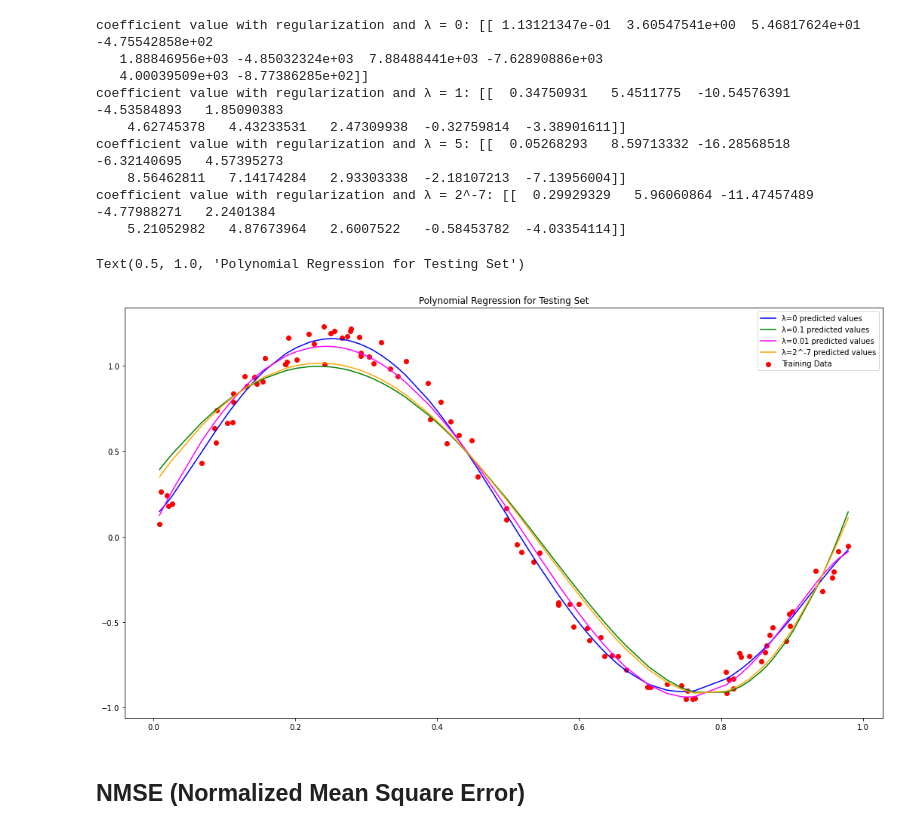
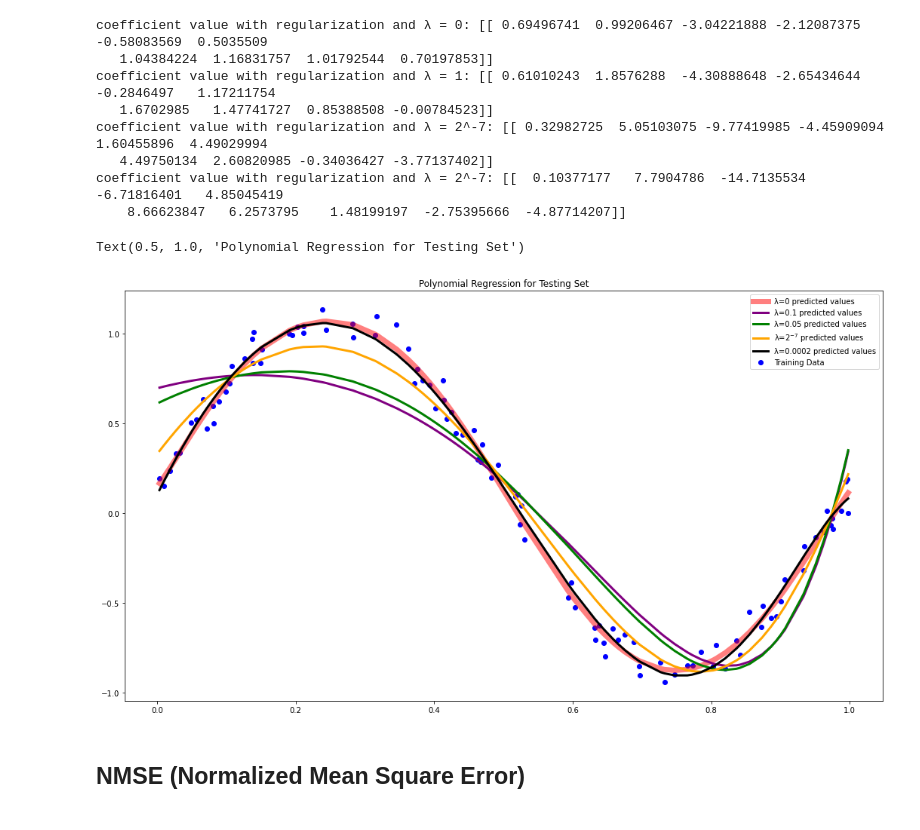
Before and after one commit to Rohanjos97/machine-learning-assignments, a Jupyter notebook: Assignment 3/ Assignment3.ipynb, the cells around one changed output. Cells and saved outputs as stored; diff of their text form; code cells hidden in the pictures.

```diff
--- a/Assignment 3/ Assignment3.ipynb
+++ b/Assignment 3/ Assignment3.ipynb
@@ -71,65 +73,68 @@ def regularized_LSPR(x_dataset, y_dataset, degree, Lambda):
   temp = np.matrix(np.dot(X_Trans_X_Inv, X.T))
   return np.dot(temp, y_dataset)
 
-reg_LSP_ord_9_0 = np.array(regularized_LSPR(X_train, Y_train, 9, 0))
-reg_LSP_ord_9_01 = np.array(regularized_LSPR(X_train, Y_train, 9, 0.01))
-reg_LSP_ord_9_001 = np.array(regularized_LSPR(X_train, Y_train, 9, 0.001))
+reg_LSP_ord_9 = np.array(regularized_LSPR(X_train, Y_train, 9, 0))
+reg_LSP_ord_9_1 = np.array(regularized_LSPR(X_train, Y_train, 9, 0.1))
+reg_LSP_ord_9_05 = np.array(regularized_LSPR(X_train, Y_train, 9, 0.05))
 reg_LSP_ord_9_27 = np.array(regularized_LSPR(X_train, Y_train, 9, math.pow(2, -7)))
+reg_LSP_ord_9_0002 = np.array(regularized_LSPR(X_train, Y_train, 9, 0.0002))
 
-print(f'coefficient value with regularization and λ = 0: {reg_LSP_ord_9_0}')
-print(f'coefficient value with regularization and λ = 1: {reg_LSP_ord_9_01}')
-print(f'coefficient value with regularization and λ = 5: {reg_LSP_ord_9_001}')
+print(f'coefficient value with regularization and λ = 0: {reg_LSP_ord_9_1}')
+print(f'coefficient value with regularization and λ = 1: {reg_LSP_ord_9_05}')
 print(f'coefficient value with regularization and λ = 2^-7: {reg_LSP_ord_9_27}')
+print(f'coefficient value with regularization and λ = 2^-7: {reg_LSP_ord_9_0002}')
 # %% [output]
-coefficient value with regularization and λ = 0: [[ 1.13121347e-01  3.60547541e+00  5.46817624e+01 -4.75542858e+02
-   1.88846956e+03 -4.85032324e+03  7.88488441e+03 -7.62890886e+03
-   4.00039509e+03 -8.77386285e+02]]
-coefficient value with regularization and λ = 1: [[  0.34750931   5.4511775  -10.54576391  -4.53584893   1.85090383
-    4.62745378   4.43233531   2.47309938  -0.32759814  -3.38901611]]
-coefficient value with regularization and λ = 5: [[  0.05268293   8.59713332 -16.28568518  -6.32140695   4.57395273
-    8.56462811   7.14174284   2.93303338  -2.18107213  -7.13956004]]
-coefficient value with regularization and λ = 2^-7: [[  0.29929329   5.96060864 -11.47457489  -4.77988271   2.2401384
-    5.21052982   4.87673964   2.6007522   -0.58453782  -4.03354114]]
+coefficient value with regularization and λ = 0: [[ 0.69496741  0.99206467 -3.04221888 -2.12087375 -0.58083569  0.5035509
+   1.04384224  1.16831757  1.01792544  0.70197853]]
+coefficient value with regularization and λ = 1: [[ 0.61010243  1.8576288  -4.30888648 -2.65434644 -0.2846497   1.17211754
+   1.6702985   1.47741727  0.85388508 -0.00784523]]
+coefficient value with regularization and λ = 2^-7: [[ 0.32982725  5.05103075 -9.77419985 -4.45909094  1.60455896  4.49029994
+   4.49750134  2.60820985 -0.34036427 -3.77137402]]
+coefficient value with regularization and λ = 2^-7: [[  0.10377177   7.7904786  -14.7135534   -6.71816401   4.85045419
+    8.66623847   6.2573795    1.48199197  -2.75395666  -4.87714207]]
 # %%
-y_predicted_m9_0, y_predicted_m9_01, y_predicted_m9_001, y_predicted_m9_27 = [], [], [], []
+y_predicted_m9, y_predicted_m9_1, y_predicted_m9_05, y_predicted_m9_27, y_predicted_m9_0002 = [], [], [], [], []
 X = X_train
 
 for val in X:
-  y0_val = 0
-  y01_val = 0
-  y001_val = 0
+  y_val = 0
+  y1_val = 0
+  y05_val = 0
   y27_val = 0
-
+  y0002val = 0
   for deg in range(9, -1, -1):
-    y0_val += reg_LSP_ord_9_0[0][deg] * math.pow(val, deg)
-    y01_val += reg_LSP_ord_9_01[0][deg] * math.pow(val, deg)
-    y001_val += reg_LSP_ord_9_001[0][deg] * math.pow(val, deg)
+    y_val += reg_LSP_ord_9[0][deg] * math.pow(val, deg)
+    y1_val += reg_LSP_ord_9_1[0][deg] * math.pow(val, deg)
+    y05_val += reg_LSP_ord_9_05[0][deg] * math.pow(val, deg)
     y27_val += reg_LSP_ord_9_27[0][deg] * math.pow(val, deg)
-  y_predicted_m9_0.append(y0_val)
-  y_predicted_m9_01.append(y01_val)
-  y_predicted_m9_001.append(y001_val)
+    y0002val += reg_LSP_ord_9_0002[0][deg] * math.pow(val, deg)
+  y_predicted_m9.append(y_val)
+  y_predicted_m9_1.append(y1_val)
+  y_predicted_m9_05.append(y05_val)
   y_predicted_m9_27.append(y27_val)
+  y_predicted_m9_0002.append(y0002val)
 
 # Sorting the data to plot line graph
-test_data = pd.DataFrame(data=(X_test, Y_test),index=['X_test', 'Y_test']).T.sort_values(by='X_test')
-df_predicted_m9_0 = pd.DataFrame(data=(X, y_predicted_m9_0),index=['X', 'Y_predicted']).T.sort_values(by='X')
-df_predicted_m9_01 = pd.DataFrame(data=(X, y_predicted_m9_01),index=['X', 'Y_predicted']).T.sort_values(by='X')
-df_predicted_m9_001 = pd.DataFrame(data=(X, y_predicted_m9_001),index=['X', 'Y_predicted']).T.sort_values(by='X')
+df_predicted_m9 = pd.DataFrame(data=(X, y_predicted_m9),index=['X', 'Y_predicted']).T.sort_values(by='X')
+df_predicted_m9_1 = pd.DataFrame(data=(X, y_predicted_m9_1),index=['X', 'Y_predicted']).T.sort_values(by='X')
+df_predicted_m9_05 = pd.DataFrame(data=(X, y_predicted_m9_05),index=['X', 'Y_predicted']).T.sort_values(by='X')
 df_predicted_m9_27 = pd.DataFrame(data=(X, y_predicted_m9_27),index=['X', 'Y_predicted']).T.sort_values(by='X')
+df_predicted_m9_0002 = pd.DataFrame(data=(X, y_predicted_m9_0002),index=['X', 'Y_predicted']).T.sort_values(by='X')
 
 
 # Plotting all the points to compare the regression graph
 
 fig, axes = plt.subplots(1, 1, figsize=(18, 10))
-axes.scatter(X_train, Y_train, color='red')
-axes.plot(df_predicted_m9_0['X'], df_predicted_m9_0['Y_predicted'], color='blue')
-axes.plot(df_predicted_m9_01['X'], df_predicted_m9_01['Y_predicted'], color='green')
-axes.plot(df_predicted_m9_001['X'], df_predicted_m9_001['Y_predicted'], color='magenta')
-axes.plot(df_predicted_m9_27['X'], df_predicted_m9_27['Y_predicted'], color='orange')
-axes.legend(['λ=0 predicted values', 'λ=0.1 predicted values', 'λ=0.01 predicted values', 'λ=2^-7 predicted values', 'Training Data'])
+axes.scatter(X_train, Y_train, color='blue')
+axes.plot(df_predicted_m9['X'], df_predicted_m9['Y_predicted'], color='red', linewidth=7, alpha=0.5)
+axes.plot(df_predicted_m9_1['X'], df_predicted_m9_1['Y_predicted'], color='purple', linewidth=3)
+axes.plot(df_predicted_m9_05['X'], df_predicted_m9_05['Y_predicted'], color='green', linewidth=3)
+axes.plot(df_predicted_m9_27['X'], df_predicted_m9_27['Y_predicted'], color='orange', linewidth=3)
+axes.plot(df_predicted_m9_0002['X'], df_predicted_m9_0002['Y_predicted'], color='black', linewidth=3)
+axes.legend(['λ=0 predicted values', 'λ=0.1 predicted values', 'λ=0.05 predicted values', 'λ=$2^{-7}$ predicted values', 'λ=0.0002 predicted values', 'Training Data'])
 axes.set_title('Polynomial Regression for Testing Set')
 # %% [output]
 Text(0.5, 1.0, 'Polynomial Regression for Testing Set')
-[figure, old version]
+[figure, new version]
 # %% [markdown]
 ## NMSE (Normalized Mean Square Error)
```
Also changed, not shown: parts of 28 cells of this notebook.
